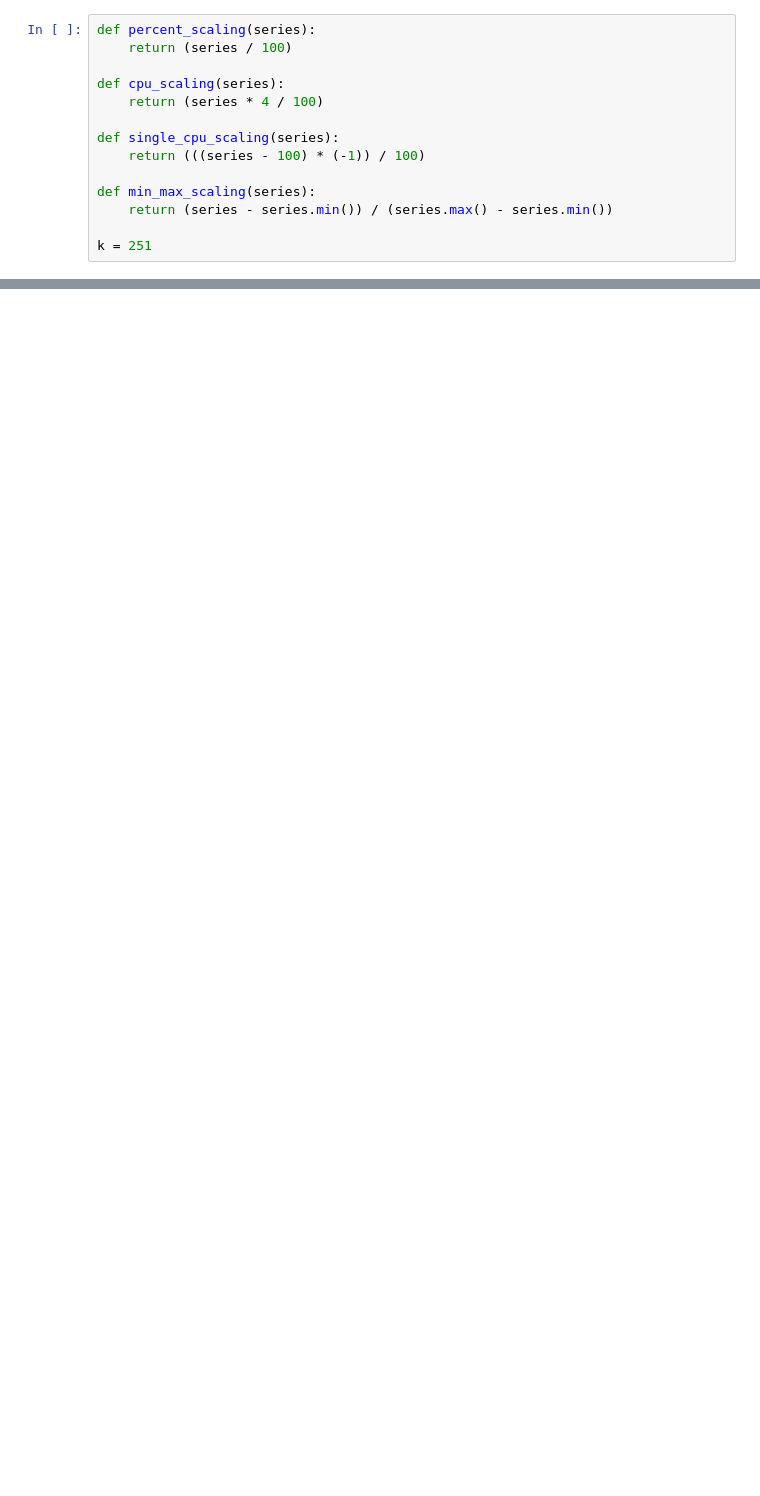
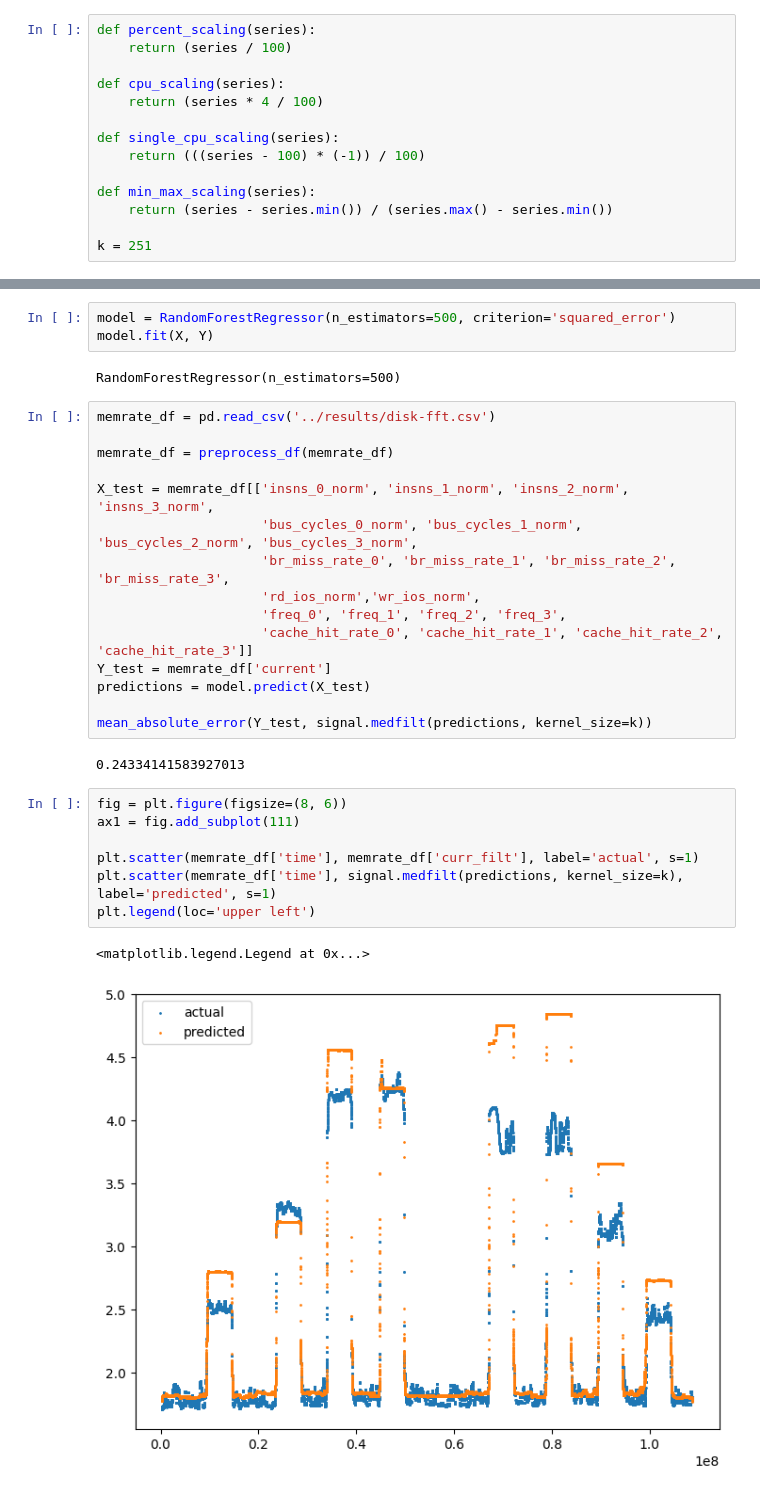
Before and after one commit to radshield/raspi-sel, a Jupyter notebook: analysis/perf_disk.ipynb, the cells around one changed output, grey strips where cells are left out. Drawn from its saved outputs; the diff is of its cells as text; blank space fills up the shorter version.

```diff
--- a/analysis/perf_disk.ipynb
+++ b/analysis/perf_disk.ipynb
@@ -357,0 +111,32 @@ plt.legend(loc='upper left')
+# %%
+model = RandomForestRegressor(n_estimators=500, criterion='squared_error')
+model.fit(X, Y)
+# %% [output]
+RandomForestRegressor(n_estimators=500)
+# %%
+memrate_df = pd.read_csv('../results/disk-fft.csv')
+
+memrate_df = preprocess_df(memrate_df)
+
+X_test = memrate_df[['insns_0_norm', 'insns_1_norm', 'insns_2_norm', 'insns_3_norm',
+                     'bus_cycles_0_norm', 'bus_cycles_1_norm', 'bus_cycles_2_norm', 'bus_cycles_3_norm',
+                     'br_miss_rate_0', 'br_miss_rate_1', 'br_miss_rate_2', 'br_miss_rate_3',
+                     'rd_ios_norm','wr_ios_norm',
+                     'freq_0', 'freq_1', 'freq_2', 'freq_3',
+                     'cache_hit_rate_0', 'cache_hit_rate_1', 'cache_hit_rate_2', 'cache_hit_rate_3']]
+Y_test = memrate_df['current']
+predictions = model.predict(X_test)
+
+mean_absolute_error(Y_test, signal.medfilt(predictions, kernel_size=k))
+# %% [output]
+0.24334141583927013
+# %%
+fig = plt.figure(figsize=(8, 6))
+ax1 = fig.add_subplot(111)
+
+plt.scatter(memrate_df['time'], memrate_df['curr_filt'], label='actual', s=1)
+plt.scatter(memrate_df['time'], signal.medfilt(predictions, kernel_size=k), label='predicted', s=1)
+plt.legend(loc='upper left')
+# %% [output]
+<matplotlib.legend.Legend at 0x...>
+[figure, added]
```
Also changed, not shown: parts of 33 cells of this notebook, 2 other files.
